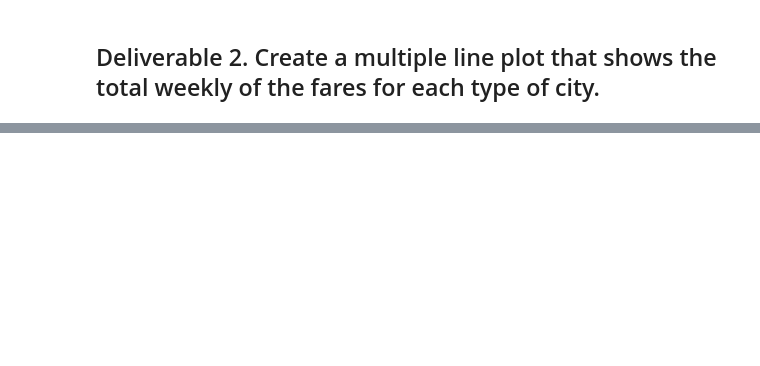
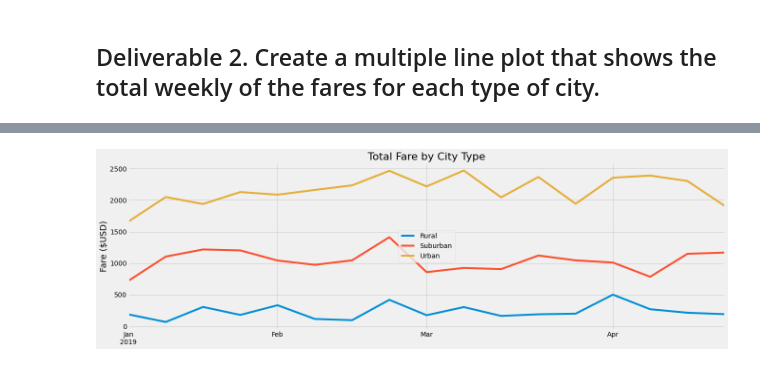
Before and after one commit to gabischlegel/PyBer_Analysis, a Jupyter notebook: PyBer_Challenge.ipynb, the cells around one changed output, grey strips where cells are left out. Saved outputs shown, nothing was run; the diff lists cells and outputs as text; code cells hidden in the pictures; blank space fills up the shorter version.

```diff
--- a/PyBer_Challenge.ipynb
+++ b/PyBer_Challenge.ipynb
@@ -68,3 +169,5 @@ pyber_summary_df.index.name = None
 # %%
 # 4. Create a pivot table with the 'date' as the index, the columns ='type', and values='fare'
 # to get the total fares for each type of city by the date.
+sum_of_fares_pivot = sum_of_fares.pivot(index='date', columns='type', values='fare')
+sum_of_fares_pivot.head(10)
@@ -71,5 +187,7 @@ pyber_summary_df.index.name = None
 # %%
 # 5. Create a new DataFrame from the pivot table DataFrame using loc on the given dates, '2019-01-01':'2019-04-29'.
+jan_to_april_sum_of_fares_df = sum_of_fares_pivot.loc['2019-01-01':'2019-04-28']
 # %%
 # 6. Set the "date" index to datetime datatype. This is necessary to use the resample() method in Step 8.
-# df.index = pd.to_datetime(df.index)
+jan_to_april_sum_of_fares_df.index = pd.to_datetime(jan_to_april_sum_of_fares_df.index)
+jan_to_april_sum_of_fares_df
@@ -78,2 +223,4 @@ pyber_summary_df.index.name = None
 # %%
 # 8. Create a new DataFrame using the "resample()" function by week 'W' and get the sum of the fares for each week.
+sum_of_fares_per_week_df = jan_to_april_sum_of_fares_df.resample('W').sum()
+sum_of_fares_per_week_df
@@ -80,7 +247,22 @@ pyber_summary_df.index.name = None
 # %%
 # 8. Using the object-oriented interface method, plot the resample DataFrame using the df.plot() function.
 
 # Import the style from Matplotlib.
 from matplotlib import style
 # Use the graph style fivethirtyeight.
 style.use('fivethirtyeight')
+
+ax = sum_of_fares_per_week_df.plot(figsize = (20,6))
+ax.plot(sum_of_fares_per_week_df)
+x_labels = ["Jan","Feb","Mar","Apr"]
+
+ax.set_title("Total Fare by City Type",fontsize=22)
+
+ax.set_ylabel("Fare ($USD)",fontsize=18)
+ax.set_xlabel("")
+
+ax.legend(["Rural","Suburban","Urban"],loc='center')
+plt.savefig("analysis/PyBer_fare_summary.png")
+plt.show()
+# %% [output]
+[figure, added]
```
Also changed, not shown: parts of 18 cells of this notebook, 1 other file.
